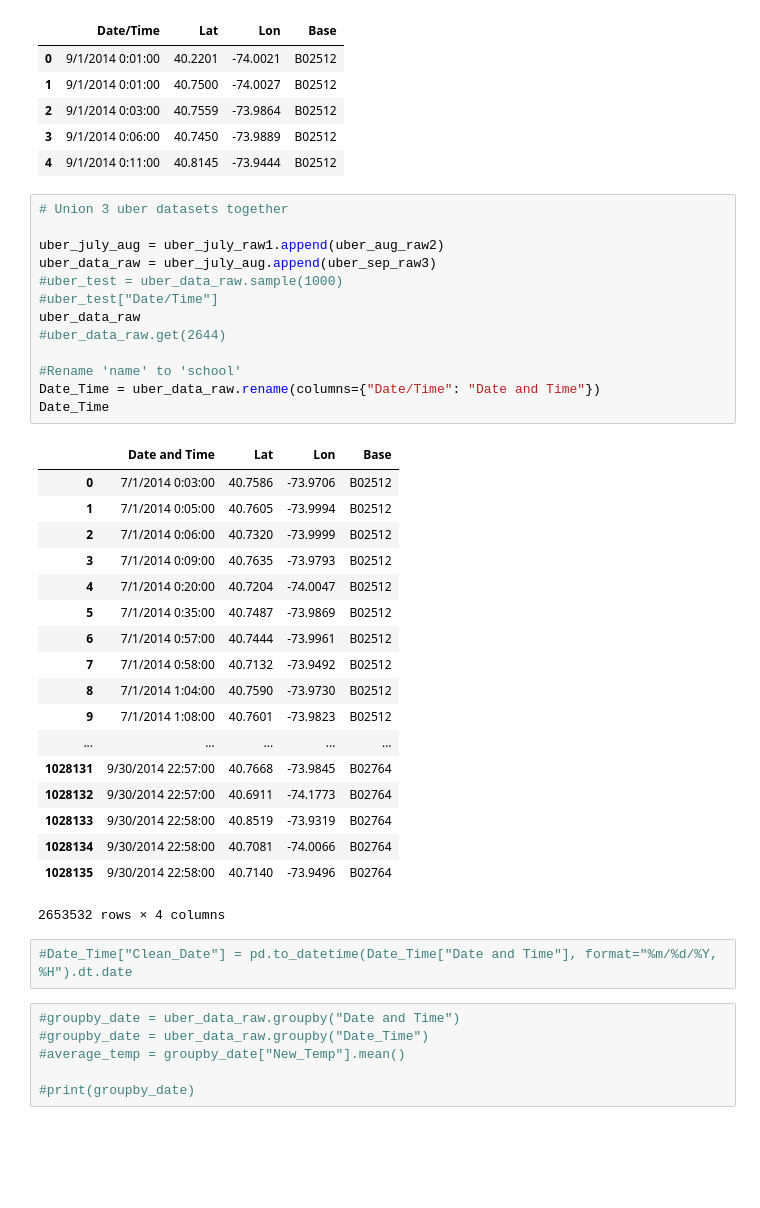
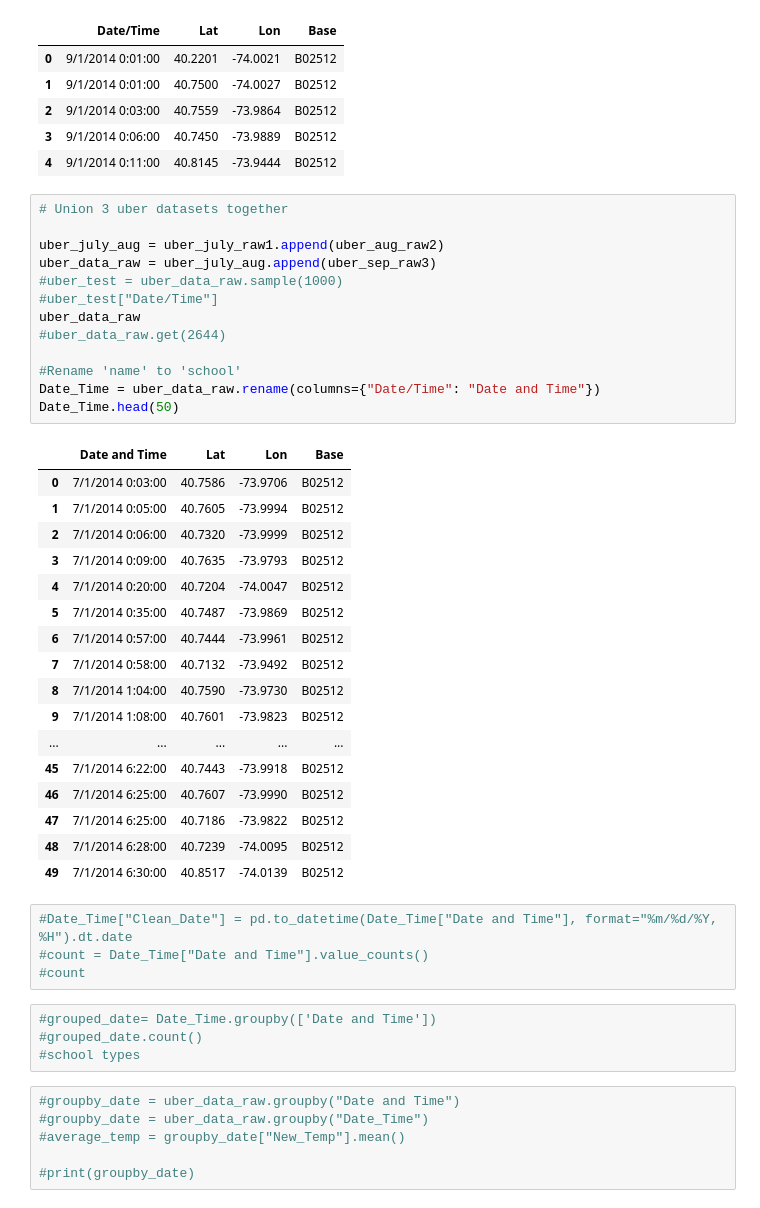
Before and after one commit to blair5431/Project1, a Jupyter notebook: wunderweather+api.ipynb, the cells around one changed output. Saved outputs shown, nothing was run; the diff lists cells and outputs as text; blank space fills up the shorter version.

```diff
--- a/wunderweather+api.ipynb
+++ b/wunderweather+api.ipynb
@@ -74,37 +74,42 @@ uber_sep_raw3.head()
 # %%
 # Union 3 uber datasets together
 
 uber_july_aug = uber_july_raw1.append(uber_aug_raw2)
 uber_data_raw = uber_july_aug.append(uber_sep_raw3)
 #uber_test = uber_data_raw.sample(1000)
 #uber_test["Date/Time"]
 uber_data_raw
 #uber_data_raw.get(2644)
 
 #Rename 'name' to 'school'
 Date_Time = uber_data_raw.rename(columns={"Date/Time": "Date and Time"})
-Date_Time
+Date_Time.head(50)
 # %% [output]
 |  | Date and Time | Lat | Lon | Base |
 | 0 | 7/1/2014 0:03:00 | 40.7586 | -73.9706 | B02512 |
 | 1 | 7/1/2014 0:05:00 | 40.7605 | -73.9994 | B02512 |
 | 2 | 7/1/2014 0:06:00 | 40.7320 | -73.9999 | B02512 |
 | 3 | 7/1/2014 0:09:00 | 40.7635 | -73.9793 | B02512 |
 | 4 | 7/1/2014 0:20:00 | 40.7204 | -74.0047 | B02512 |
 | 5 | 7/1/2014 0:35:00 | 40.7487 | -73.9869 | B02512 |
 | 6 | 7/1/2014 0:57:00 | 40.7444 | -73.9961 | B02512 |
 | 7 | 7/1/2014 0:58:00 | 40.7132 | -73.9492 | B02512 |
 | 8 | 7/1/2014 1:04:00 | 40.7590 | -73.9730 | B02512 |
 | 9 | 7/1/2014 1:08:00 | 40.7601 | -73.9823 | B02512 |
 | ... | ... | ... | ... | ... |
-| 1028131 | 9/30/2014 22:57:00 | 40.7668 | -73.9845 | B02764 |
-| 1028132 | 9/30/2014 22:57:00 | 40.6911 | -74.1773 | B02764 |
-| 1028133 | 9/30/2014 22:58:00 | 40.8519 | -73.9319 | B02764 |
-| 1028134 | 9/30/2014 22:58:00 | 40.7081 | -74.0066 | B02764 |
-| 1028135 | 9/30/2014 22:58:00 | 40.7140 | -73.9496 | B02764 |
+| 45 | 7/1/2014 6:22:00 | 40.7443 | -73.9918 | B02512 |
+| 46 | 7/1/2014 6:25:00 | 40.7607 | -73.9990 | B02512 |
+| 47 | 7/1/2014 6:25:00 | 40.7186 | -73.9822 | B02512 |
+| 48 | 7/1/2014 6:28:00 | 40.7239 | -74.0095 | B02512 |
+| 49 | 7/1/2014 6:30:00 | 40.8517 | -74.0139 | B02512 |
-2653532 rows × 4 columns
 # %%
 #Date_Time["Clean_Date"] = pd.to_datetime(Date_Time["Date and Time"], format="%m/%d/%Y, %H").dt.date
+#count = Date_Time["Date and Time"].value_counts()
+#count
+# %%
+#grouped_date= Date_Time.groupby(['Date and Time'])
+#grouped_date.count()
+#school types
 # %%
 #groupby_date = uber_data_raw.groupby("Date and Time")
 #groupby_date = uber_data_raw.groupby("Date_Time")
```
Also changed, not shown: parts of 12 cells of this notebook.
